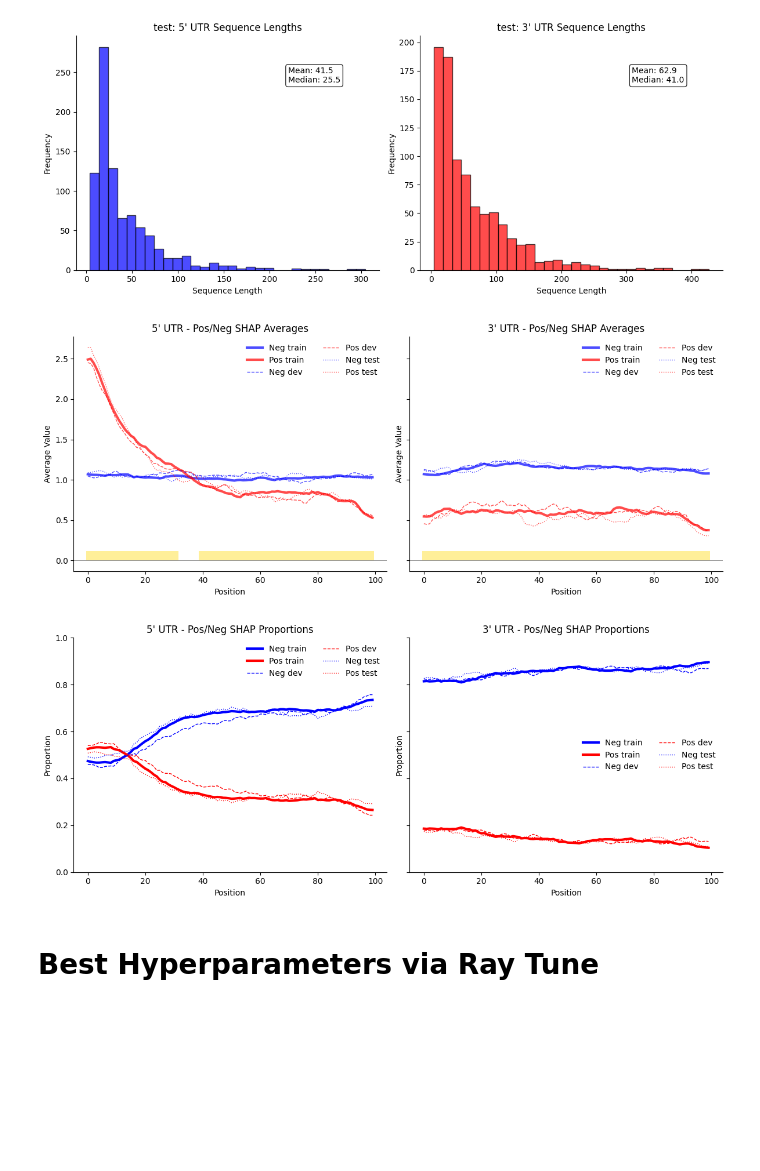
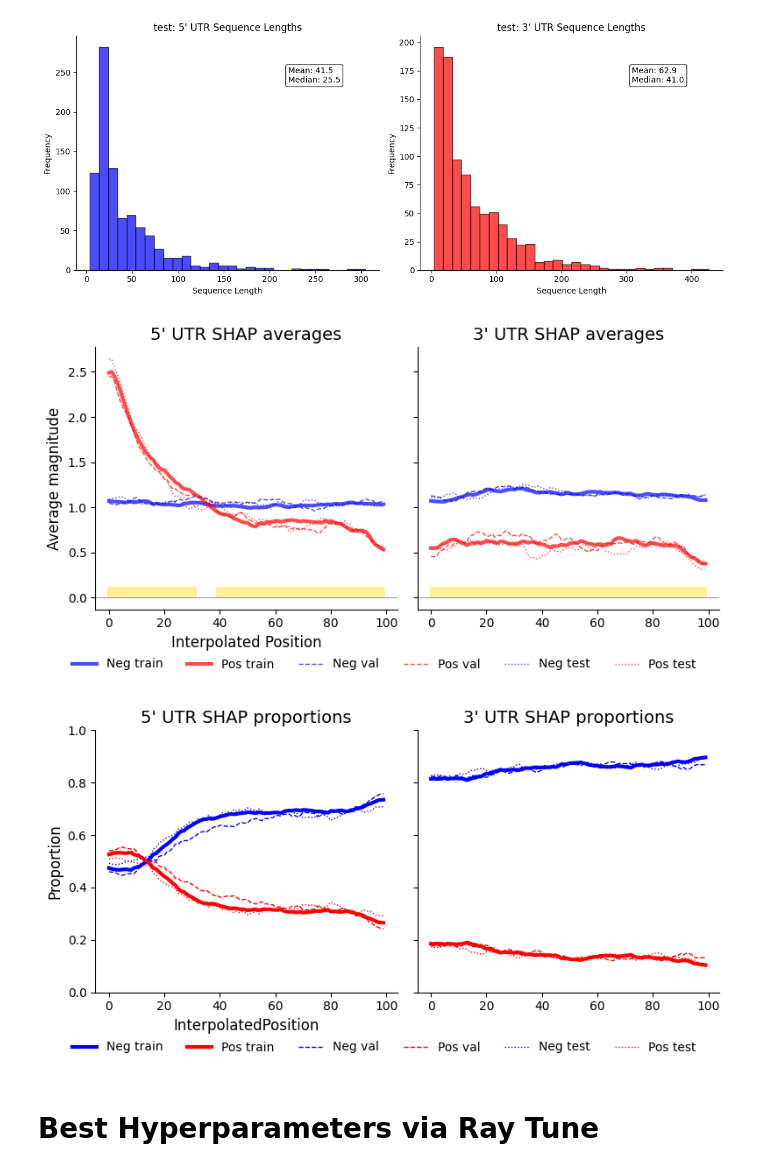
Before and after one commit to ManchesterBioinference/mRNA_LLM, a Jupyter notebook: notebooks/explorativeJupyterNotebooks/createFigures.ipynb, the cells around one changed output. Cells and saved outputs as stored; diff of their text form; code cells hidden in the pictures; blank space fills up the shorter version.

Commit message:
add updated createFigures notebooks so i can pull the updates into the decay branch as well

```diff
--- a/notebooks/explorativeJupyterNotebooks/createFigures.ipynb
+++ b/notebooks/explorativeJupyterNotebooks/createFigures.ipynb
@@ -1369,9 +1373,9 @@ except:
 data = pd.DataFrame()
 tmp_val = json.load(open(f'dvclive/TE/metrics.json'))
 tmp_test = json.load(open(f'output/predict/test_results.json'))
-tmp = pd.DataFrame({'model': 'fullLLM','val_spearmanr': [tmp_val['global']['best_spearmanr']], 'test_spearmanr': [tmp_test['spearmanr']]})
+tmp = pd.DataFrame({'model': 'FlyUTR-RD','val_spearmanr': [tmp_val['global']['best_spearmanr']], 'test_spearmanr': [tmp_test['spearmanr']]})
 data = pd.concat([data, tmp], axis=0)
-labels = {'seq_only': 'seqOnly (LLM)', 'only_codons': 'seqCodons (LLM)', 'no_codons': 'noCodons (LLM)', 'no_mfe': 'noMFE (LLM)', 'no_lengths': 'noLengths (LLM)','no_gc_content': 'noGC (LLM)'}
+labels = {'seq_only': 'seqOnly', 'only_codons': 'seq+Codons', 'no_codons': 'noCodons', 'no_mfe': 'noMFE', 'no_lengths': 'noLengths','no_gc_content': 'noGC'}
 for a in ['seq_only','only_codons','no_codons','no_mfe','no_lengths','no_gc_content']:
     try:# output/predict_seq_only/test_results.txt
         tmp_val = json.load(open(f'dvclive/TE/{a}/metrics.json'))
@@ -1381,10 +1385,11 @@ for a in ['seq_only','only_codons','no_codons','no_mfe','no_lengths','no_gc_cont
     except:
         print(f"File for {a} not found, skipping...")
 
+labels = {'allExtraFeatures': 'MLPall', 'codonOnly': 'MLPcodons', 'extraFeaturesAndMotifCounts': 'MLPall+Motifs'}
 for a in ['allExtraFeatures','codonOnly','extraFeaturesAndMotifCounts']:
     try:# dvclive/codonOnlyClassificationMLP/allExtraFeatures_final/metrics.json
         tmp_spearman = json.load(open(f'dvclive/codonOnlyClassificationMLP/{a}_final/metrics.json'))
-        tmp = pd.DataFrame({'model': [a+' (MLP)'],'val_spearmanr': [tmp_spearman['global']['best_spearmanr']], 'test_spearmanr': [tmp_spearman['test']['spearmanr']]})
+        tmp = pd.DataFrame({'model': [labels[a]],'val_spearmanr': [tmp_spearman['global']['best_spearmanr']], 'test_spearmanr': [tmp_spearman['test']['spearmanr']]})
         data = pd.concat([data, tmp], axis=0)
     except:
         print(f"File for {a} not found, skipping...")
@@ -1397,16 +1402,16 @@ for i, row in data.iterrows():
     plt.annotate(row['model'],
                 (row['val_spearmanr'], row['test_spearmanr']),
                 xytext=(-90, 5), textcoords='offset points',
-                fontsize=10, alpha=0.8)
+                fontsize=12, alpha=0.8)
 
 # Add diagonal line for reference
 min_val = min(data['val_spearmanr'].min(), data['test_spearmanr'].min())
 max_val = max(data['val_spearmanr'].max(), data['test_spearmanr'].max())
 plt.plot([min_val, max_val], [min_val, max_val], 'r--', alpha=0.7, label='x=y')
 
-plt.ylabel('Test Spearman')
-plt.xlabel('Best Validation Spearman')
-plt.title('Model Ablation Results: Validation Performance')
+plt.ylabel('Test correlation', fontsize=14)
+plt.xlabel('Best validation correlation', fontsize=14)
+plt.title('Spearman correlation', fontsize=16)
 #plt.grid(True, alpha=0.3)
 
 # Remove top and right spines
@@ -1787,7 +1792,8 @@ res_3 = mixed_pos_neg(interp, 'pos3', 'neg3')
 # %%
 # Plot per-dataset curves (averages instead of proportions)
 linestyles = {'dev': '--', 'train': '-', 'test': ':'}
-fig, axes = plt.subplots(1, 2, figsize=(12, 5), sharey=True)
+display_name = {'dev': 'val', 'train': 'train', 'test': 'test'}
+fig, axes = plt.subplots(1, 2, figsize=(8,4), sharey=True)
 for i, (pos_key, neg_key) in enumerate([('pos5','neg5'), ('pos3','neg3')]):
     ax = axes[i]
     label = "5' UTR" if pos_key == 'pos5' else "3' UTR"
@@ -1831,16 +1837,16 @@ for i, (pos_key, neg_key) in enumerate([('pos5','neg5'), ('pos3','neg3')]):
         for s in ['pos','neg']:
             if s not in means_ds.columns:
                 means_ds[s] = 0
-        ax.plot(means_ds.index, means_ds['neg'], color='blue', linestyle=linestyles[g], linewidth=(3 if g=='train' else 1), alpha=0.7, label=f'Neg {g}')
-        ax.plot(means_ds.index, means_ds['pos'], color='red', linestyle=linestyles[g], linewidth=(3 if g=='train' else 1), alpha=0.7, label=f'Pos {g}')
+        ax.plot(means_ds.index, means_ds['neg'], color='blue', linestyle=linestyles[g], linewidth=(3 if g=='train' else 1), alpha=0.7, label=f'Neg {display_name[g]}')
+        ax.plot(means_ds.index, means_ds['pos'], color='red', linestyle=linestyles[g], linewidth=(3 if g=='train' else 1), alpha=0.7, label=f'Pos {display_name[g]}')
 
-    ax.set_xlabel('Position')
-    ax.set_ylabel('Average Value')
-    ax.set_title(f"{label} - Pos/Neg SHAP Averages")
+    if i == 0:
+        ax.set_xlabel('Interpolated Position', fontsize=12)
+        ax.set_ylabel('Average magnitude', fontsize=12)
+    ax.set_title(f"{label} SHAP averages", fontsize=14)
     ax.axhline(0, color='black', lw=0.5, alpha=0.6)
     ax.spines['top'].set_visible(False)
     ax.spines['right'].set_visible(False)
-    ax.legend(frameon=False, ncol=2)
 
     # Mark significant where intervals do not overlap
     # Highlight contiguous significant regions (p_adj < 0.05) with boxes at y=0
@@ -1849,35 +1855,37 @@ for i, (pos_key, neg_key) in enumerate([('pos5','neg5'), ('pos3','neg3')]):
         sig_positions = sorted(res_df.loc[res_df['p_adj'] < 0.05, 'position'].unique())
         if sig_positions:
             # Build contiguous ranges
             ranges = []
             for p in sig_positions:
                 if not ranges or p != ranges[-1][1] + 1:
                     ranges.append([p, p])
                 else:
                     ranges[-1][1] = p
             # Determine a small box height
             ymin, ymax = ax.get_ylim()
             height = (ymax - ymin) * 0.04  # 4% of y-range
             import matplotlib.patches as patches
             added_label = False
             for start, end in ranges:
                 # Expand half step to make the box span the positions nicely
                 x0 = start - 0.5
                 width = (end - start + 1)
                 rect = patches.Rectangle(
                     (x0, 0), width, height,
                     facecolor='gold', edgecolor='none', alpha=0.4,
                     zorder=0.1,
-                    label='p_adj<0.05' if not added_label else None
+                    label=None#'p_adj<0.05' if not added_label else None
                 )
                 ax.add_patch(rect)
                 added_label = True
 
+handles, labels = axes[0].get_legend_handles_labels()
+fig.legend(handles, labels, loc='lower center', bbox_to_anchor=(0.5, -0.05), frameon=False, ncol=6, fontsize=10)
 plt.tight_layout()
 plt.savefig(f'figures/SHAP_averages_combined_with_individual.svg', bbox_inches='tight')
 plt.show()
 # %% [output]
-[figure, old version]
+[figure, new version]
 # %%
 import numpy as np
 
@@ -1885,11 +1893,12 @@ import matplotlib.pyplot as plt
 
 # Assuming interp and groups are defined from previous cells
 # interp = {'dev': {'pos5': ..., 'neg5': ..., 'pos3': ..., 'neg3': ...}, ...}
-# groups = ['dev', 'train', 'test']
+# groups = ['train', 'dev', 'test']
 
 linestyles = {'dev': '--', 'train': '-', 'test': ':'}
+display_name = {'dev': 'val', 'train': 'train', 'test': 'test'}
 
-fig, axes = plt.subplots(1, 2, figsize=(12, 5), sharey=True)
+fig, axes = plt.subplots(1, 2, figsize=(8, 4), sharey=True)
 
 for i, (pos_key, neg_key) in enumerate([('pos5','neg5'), ('pos3','neg3')]):
     ax = axes[i]
@@ -1921,23 +1930,25 @@ for i, (pos_key, neg_key) in enumerate([('pos5','neg5'), ('pos3','neg3')]):
             if s not in counts_g.columns:
                 counts_g[s] = 0
         props = counts_g.div(counts_g.sum(axis=1), axis=0).fillna(0)
-        ax.plot(props.index, props['neg'], color='blue', linestyle=linestyles[g], label=f'Neg {g}', linewidth=(3 if g=='train' else 1))
-        ax.plot(props.index, props['pos'], color='red', linestyle=linestyles[g], label=f'Pos {g}' , linewidth=(3 if g=='train' else 1))
+        ax.plot(props.index, props['neg'], color='blue', linestyle=linestyles[g], label=f'Neg {display_name[g]}', linewidth=(3 if g=='train' else 1))
+        ax.plot(props.index, props['pos'], color='red', linestyle=linestyles[g], label=f'Pos {display_name[g]}', linewidth=(3 if g=='train' else 1))
 
-    ax.set_xlabel('Position')
-    ax.set_ylabel('Proportion')
-    ax.set_title(f"{label} - Pos/Neg SHAP Proportions")
+    if i == 0:
+        ax.set_xlabel('InterpolatedPosition',fontsize=12)
+        ax.set_ylabel('Proportion',fontsize=12)
+    ax.set_title(f"{label} SHAP proportions",fontsize=14)
     ax.axhline(0, color='black', lw=0.5, alpha=0.6)
     ax.set_ylim(0,1)
     ax.spines['top'].set_visible(False)
     ax.spines['right'].set_visible(False)
-    ax.legend(frameon=False, ncol=2)
 
+handles, labels = axes[0].get_legend_handles_labels()
+fig.legend(handles, labels, loc='lower center', bbox_to_anchor=(0.5, -0.05), frameon=False, ncol=6,fontsize=10)
 plt.tight_layout()
 plt.savefig(f'figures/SHAP_trends_combined_panels.svg', bbox_inches='tight')
 plt.show()
 # %% [output]
-[figure, old version]
+[figure, new version]
 # %% [markdown]
 # Best Hyperparameters via Ray Tune
 # %%
```
Also changed, not shown: parts of 12 cells of this notebook, 1 other file.
